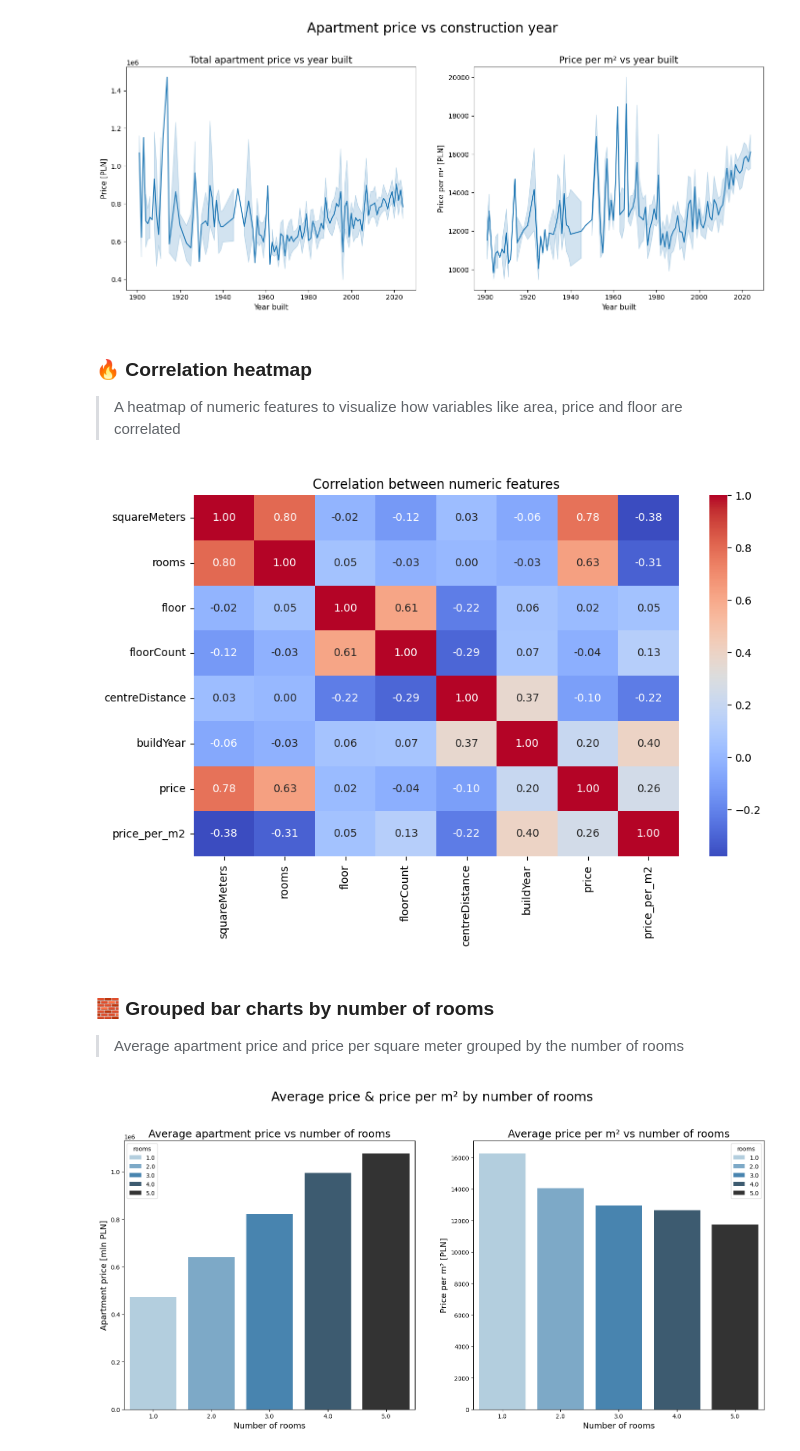
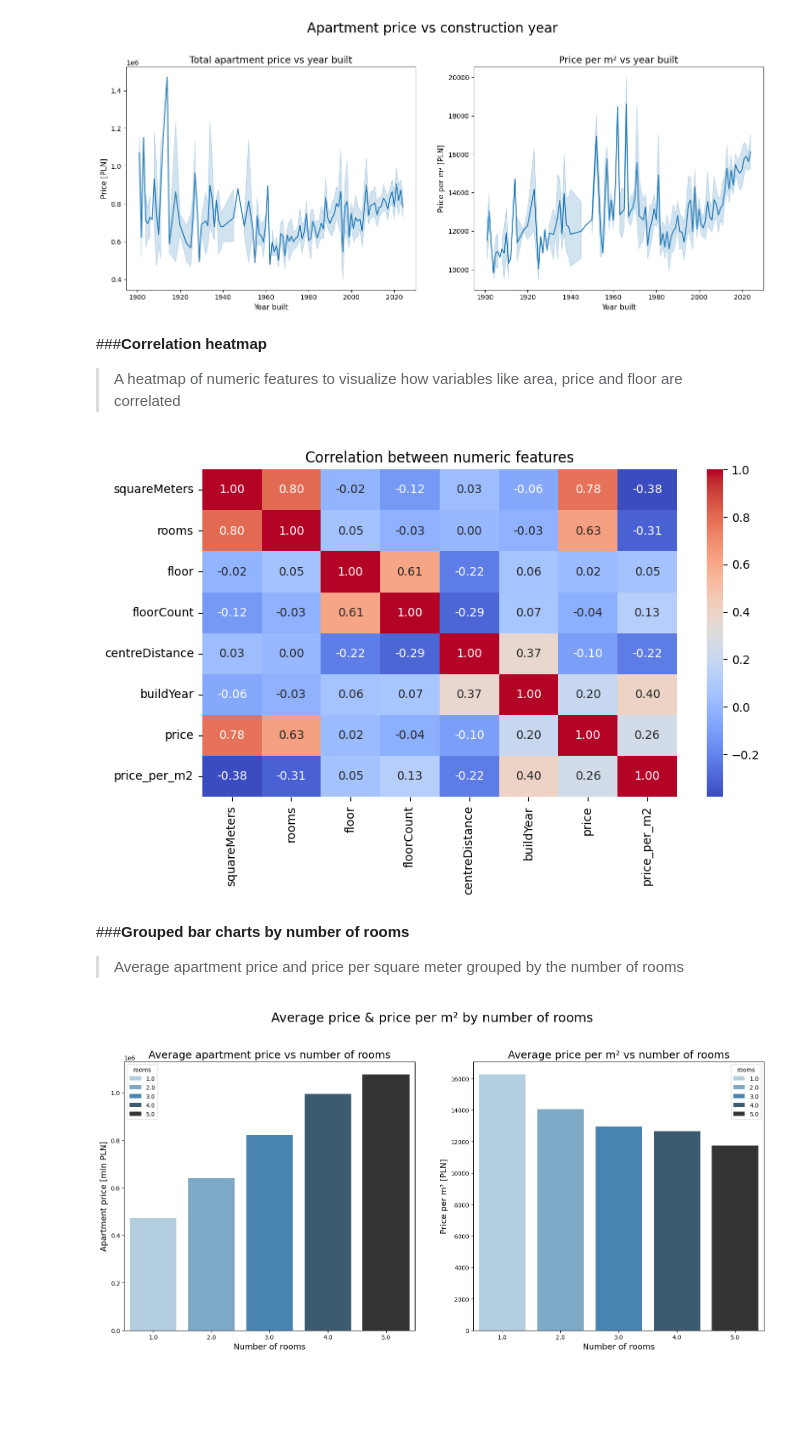
Before and after one commit to Przemo200/Analysis-of-apartment-prices-in-Wroclaw, a Jupyter notebook: FlatsPricesWroclaw.ipynb, the cells around one changed output. Cells and saved outputs as stored; diff of their text form; code cells hidden in the pictures; blank space fills up the shorter version.

```diff
--- a/FlatsPricesWroclaw.ipynb
+++ b/FlatsPricesWroclaw.ipynb
@@ -262,23 +262,23 @@ plt.show()
 # %% [output]
 [figure]
 # %% [markdown]
-### 🔥 **Correlation heatmap**
+###**Correlation heatmap**
 > A heatmap of numeric features to visualize how variables like area, price and floor are correlated
 # %%
 # Now I need to filter that, cause floor = -1 does not mean that the apartment is in basement
 # I used '-1' to fill null values in floors data in missing data handling part
 df_fil = df[df['floor'] != -1]
 
 # Deleting floors equal to -1 will improve my numeric colums correlation matrix
-plt.figure(figsize=(10, 6))
+plt.figure(figsize=(9, 5))
 sns.heatmap(df_fil.corr(numeric_only=True), annot=True, fmt='.2f', cmap='coolwarm')
 plt.title('Correlation between numeric features')
 plt.show()
 # %% [output]
-[figure, old version]
+[figure, new version]
 # %% [markdown]
 
-### 🧱 **Grouped bar charts by number of rooms**
+###**Grouped bar charts by number of rooms**
 > Average apartment price and price per square meter grouped by the number of rooms
 # %%
 # Here is a section of plots showing dependencies between avg price and avg price per meter squared by number of rooms
```
Also changed, not shown: parts of 25 cells of this notebook.
